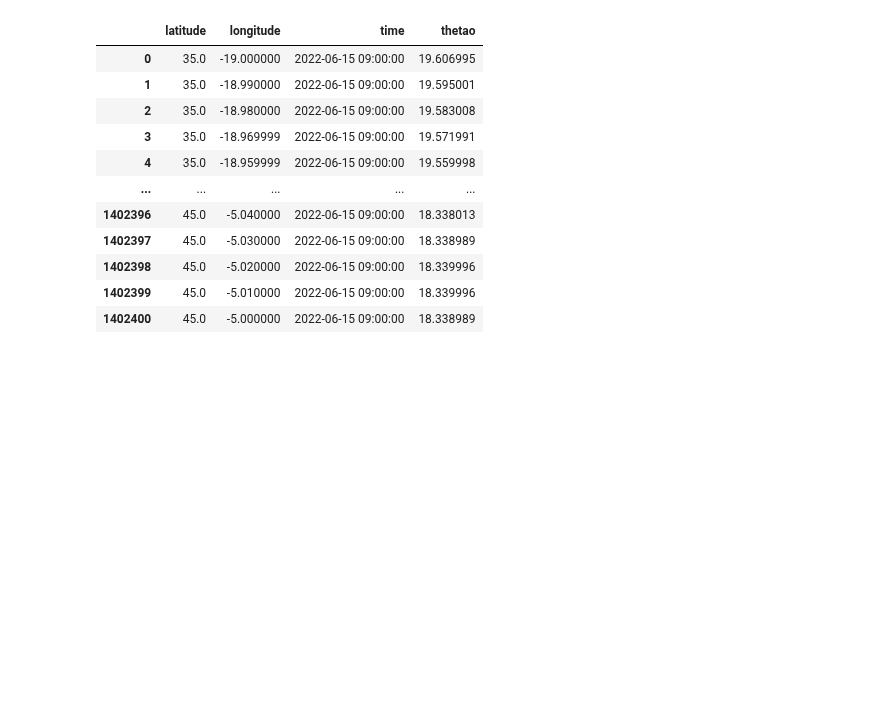
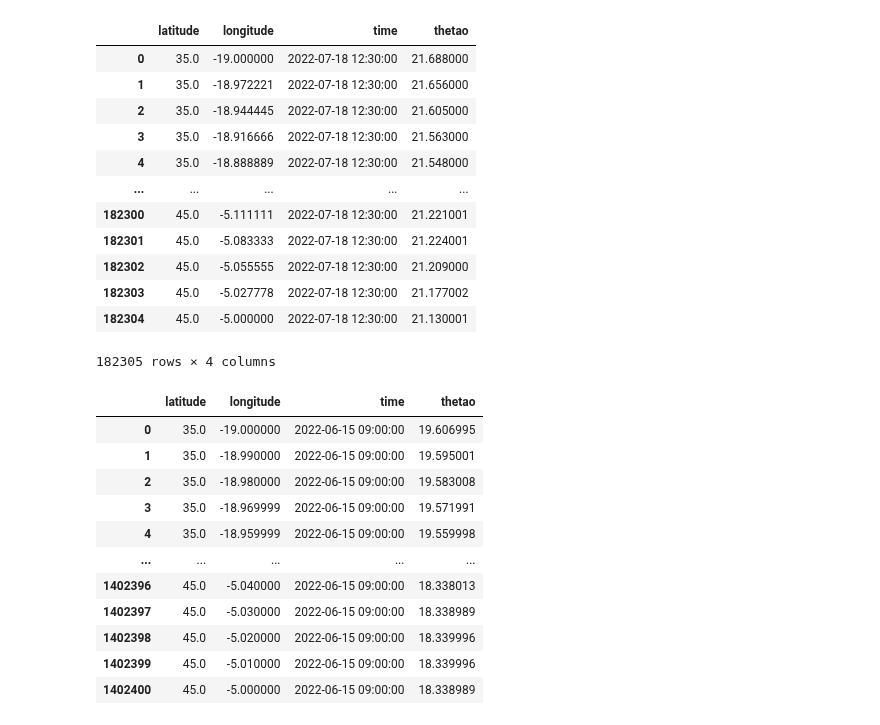
Before and after one commit to CoLAB-ATLANTIC/JUNO, a Jupyter notebook: notebooks/Untitled.ipynb, the cells around one changed output. Drawn from its saved outputs; the diff is of its cells as text; code cells hidden in the pictures; blank space fills up the shorter version.

```diff
--- a/notebooks/Untitled.ipynb
+++ b/notebooks/Untitled.ipynb
@@ -58,3 +74,21 @@ df_ex = get_data('sst_20220615.nc')
+# %%
+cmems = get_data('CMEMS_forecast_2022-07-18.nc')
+# %%
+cmems
+# %% [output]
+|  | latitude | longitude | time | thetao |
+| 0 | 35.0 | -19.000000 | 2022-07-18 12:30:00 | 21.688000 |
+| 1 | 35.0 | -18.972221 | 2022-07-18 12:30:00 | 21.656000 |
+| 2 | 35.0 | -18.944445 | 2022-07-18 12:30:00 | 21.605000 |
+| 3 | 35.0 | -18.916666 | 2022-07-18 12:30:00 | 21.563000 |
+| 4 | 35.0 | -18.888889 | 2022-07-18 12:30:00 | 21.548000 |
+| ... | ... | ... | ... | ... |
+| 182300 | 45.0 | -5.111111 | 2022-07-18 12:30:00 | 21.221001 |
+| 182301 | 45.0 | -5.083333 | 2022-07-18 12:30:00 | 21.224001 |
+| 182302 | 45.0 | -5.055555 | 2022-07-18 12:30:00 | 21.209000 |
+| 182303 | 45.0 | -5.027778 | 2022-07-18 12:30:00 | 21.177002 |
+| 182304 | 45.0 | -5.000000 | 2022-07-18 12:30:00 | 21.130001 |
+182305 rows × 4 columns
 # %%
 df_ex
 # %% [output]
```
Also changed, not shown: parts of 7 cells of this notebook, 2 other files.
